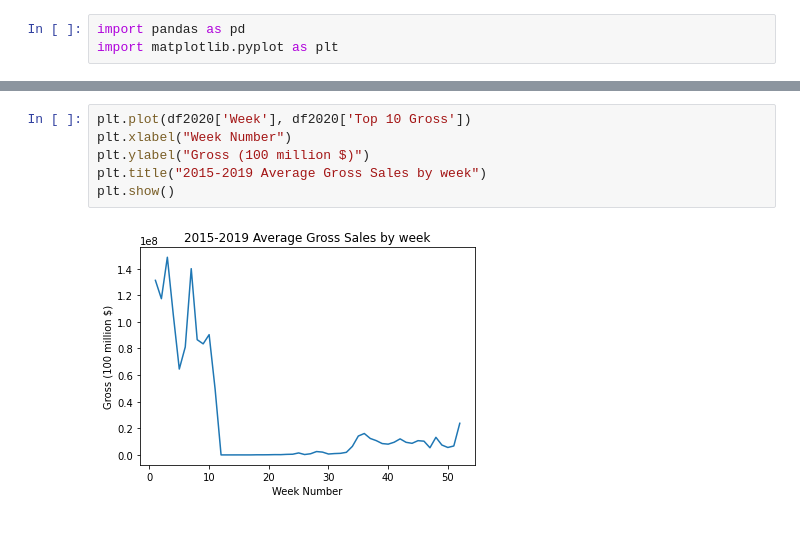
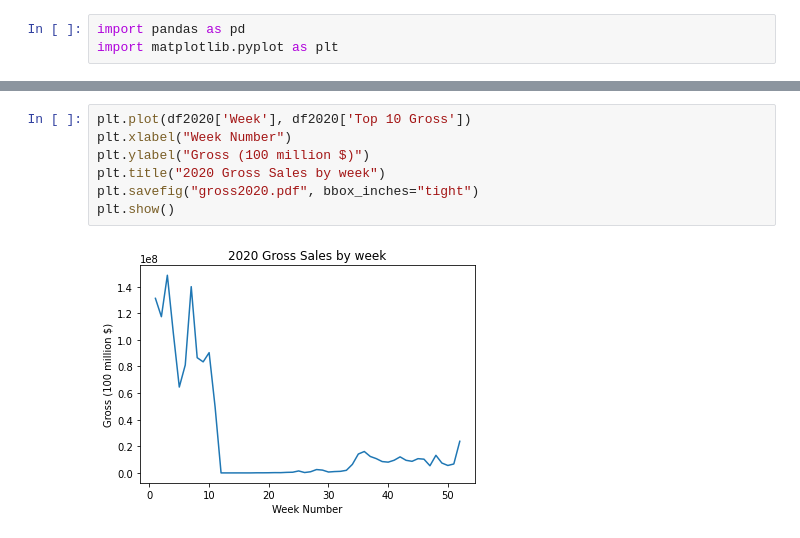
Before and after one commit to Chai-Time1/Is-Cinema-Back-to-Normal-, a Jupyter notebook: visualizations/2020 visualization.ipynb, the cells around one changed output, grey strips where cells are left out. Drawn from its saved outputs; the diff is of its cells as text.

```diff
--- a/visualizations/2020 visualization.ipynb
+++ b/visualizations/2020 visualization.ipynb
@@ -33,8 +33,9 @@ df2020
 # %%
 plt.plot(df2020['Week'], df2020['Top 10 Gross'])
 plt.xlabel("Week Number")
 plt.ylabel("Gross (100 million $)")
-plt.title("2015-2019 Average Gross Sales by week")
+plt.title("2020 Gross Sales by week")
+plt.savefig("gross2020.pdf", bbox_inches="tight")
 plt.show()
 # %% [output]
-[figure, old version]
+[figure, new version]
```
Also changed, not shown: 1 other file.
